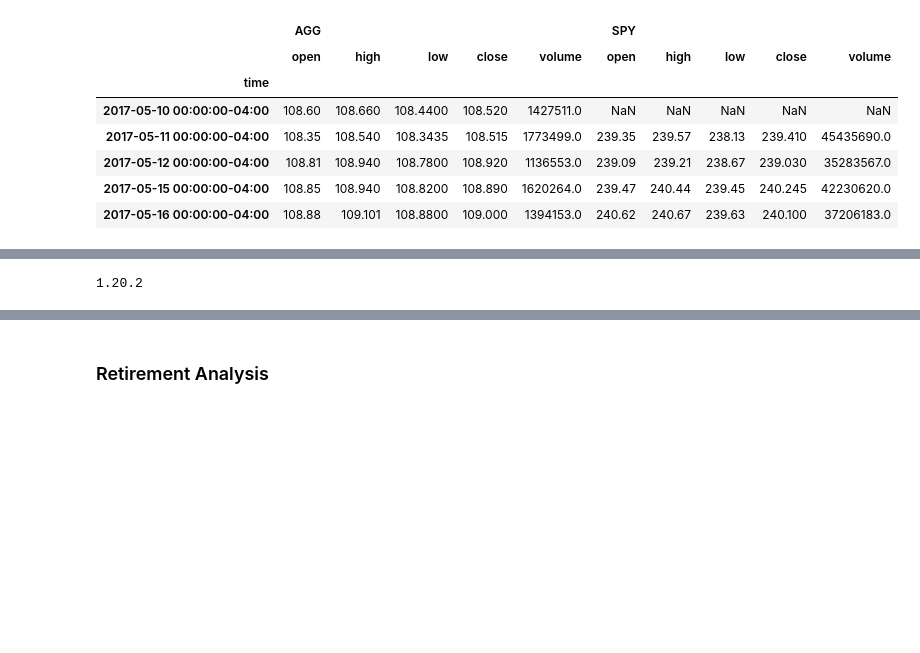
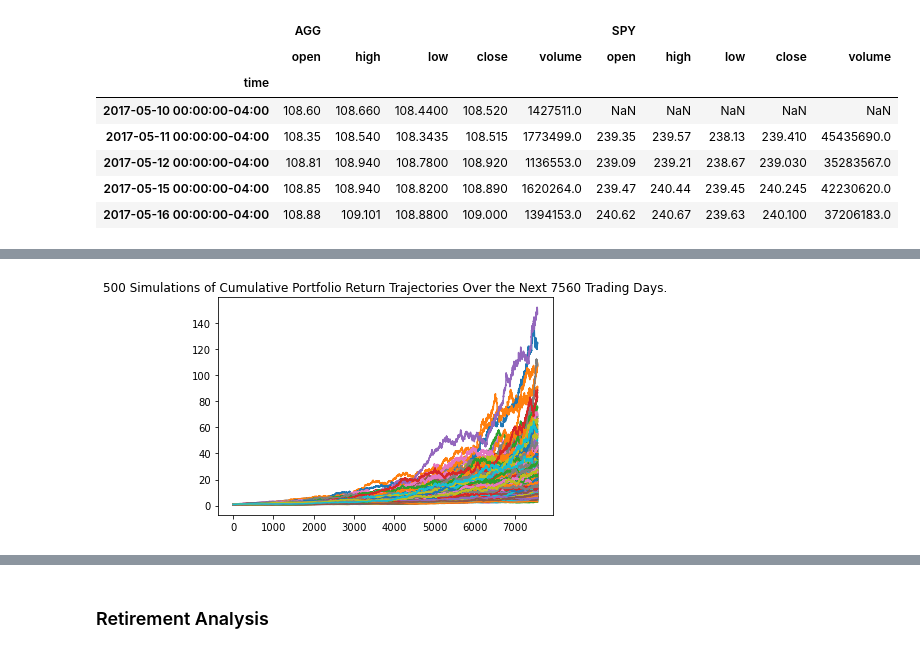
Before and after one commit to ahudiyaxcel/APIs-project, a Jupyter notebook: financial-planner.ipynb, the cells around one changed output, grey strips where cells are left out. Cells and saved outputs as stored; diff of their text form; code cells hidden in the pictures; blank space fills up the shorter version.

Commit message:
version 2

```diff
--- a/financial-planner.ipynb
+++ b/financial-planner.ipynb
@@ -325,9 +317,8 @@ Running Monte Carlo simulation number 490.
 7561 rows × 500 columns
-# %%
-# Plot simulation outcomes
-import numpy as np
-print(np.__version__)
-# %% [output]
-1.20.2
+# %%
+# Plot simulation outcomes
+line_plot = MC_thirty_year.plot_simulation()
+# %% [output]
+[figure, added]
 # %%
 # Plot probability distribution and confidence intervals
```
Also changed, not shown: parts of 17 cells of this notebook.
